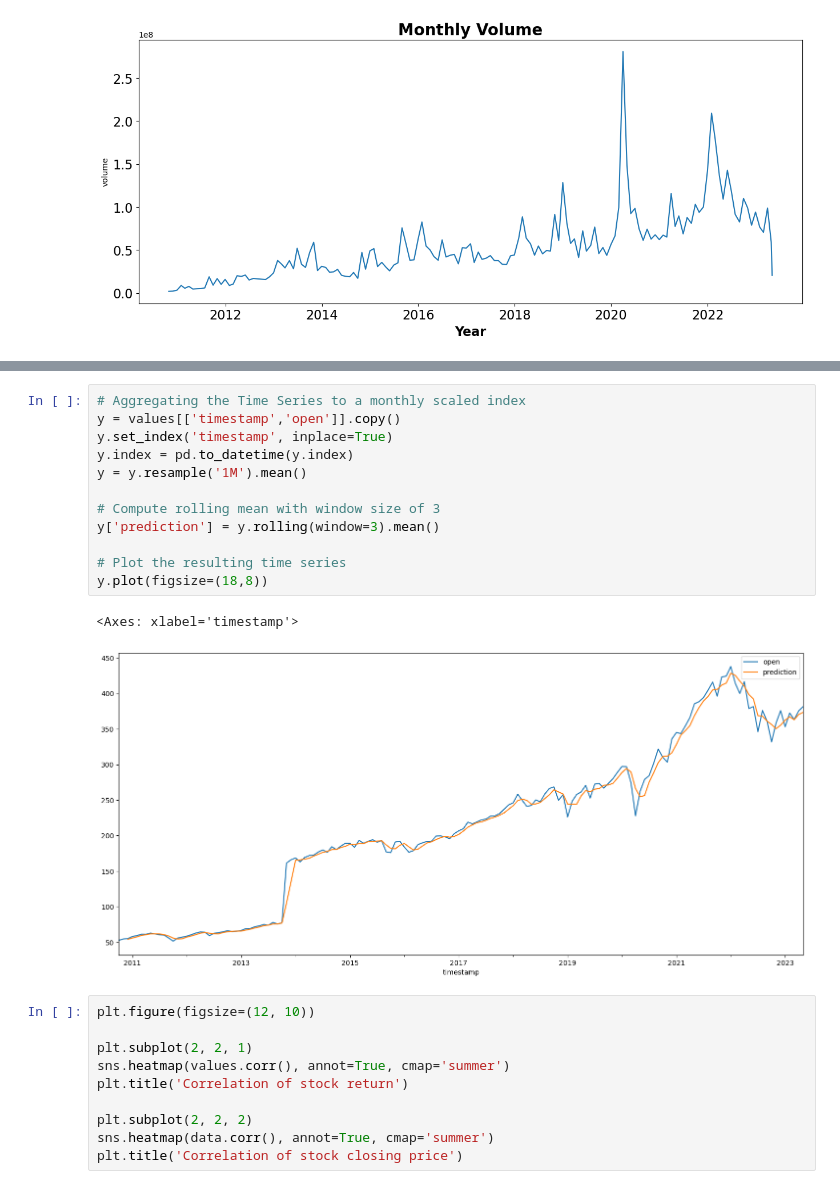
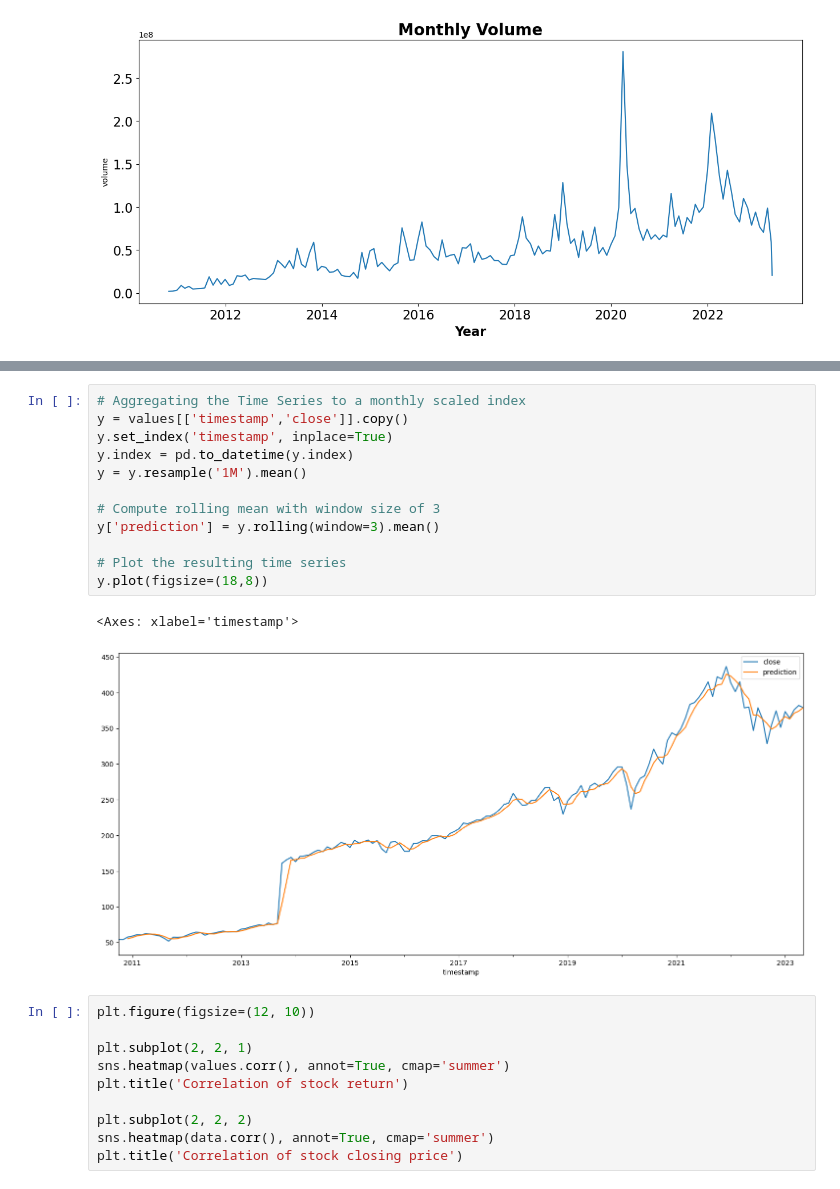
Before and after one commit to MatosMAN2022/LFD_Final, a Jupyter notebook: Learning from Data Final Assignment .ipynb, the cells around one changed output, grey strips where cells are left out. Saved outputs shown, nothing was run; the diff lists cells and outputs as text.

```diff
--- a/Learning from Data Final Assignment .ipynb
+++ b/Learning from Data Final Assignment .ipynb
@@ -544,18 +544,18 @@ plt.show()
 # %%
 # Aggregating the Time Series to a monthly scaled index
-y = values[['timestamp','open']].copy()
+y = values[['timestamp','close']].copy()
 y.set_index('timestamp', inplace=True)
 y.index = pd.to_datetime(y.index)
 y = y.resample('1M').mean()
 
 # Compute rolling mean with window size of 3
 y['prediction'] = y.rolling(window=3).mean()
 
 # Plot the resulting time series
 y.plot(figsize=(18,8))
 # %% [output]
 <Axes: xlabel='timestamp'>
-[figure, old version]
+[figure, new version]
 # %%
 plt.figure(figsize=(12, 10))
 
```
Also changed, not shown: parts of 12 cells of this notebook.
